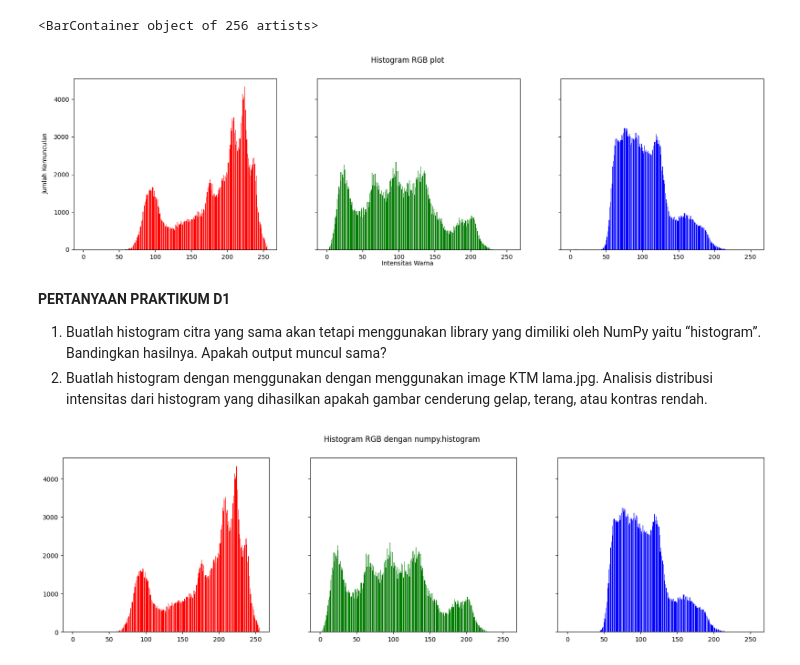
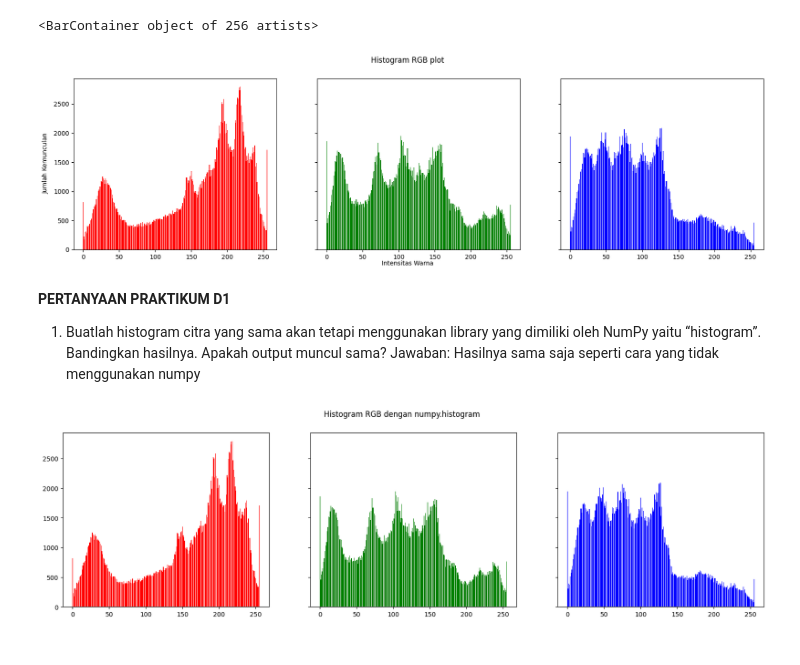
Before and after one commit to soulqan/PCVK_GANJIL_2025, a Jupyter notebook: WEEK5_28.ipynb, the cells around one changed output. Saved outputs shown, nothing was run; the diff lists cells and outputs as text; code cells hidden in the pictures.

```diff
--- a/WEEK5_28.ipynb
+++ b/WEEK5_28.ipynb
@@ -17,7 +18,7 @@ import os
 import glob
 # %%
 #membuat histogram image (manual)
-img = cv.imread('/content/drive/MyDrive/images/Lenna.png')
+img = cv.imread('/content/drive/MyDrive/images/lena.jpg')
 img = cv.cvtColor(img, cv.COLOR_BGR2RGB)
 
 height, width, depth = np.shape(img)
@@ -43,31 +44,29 @@ axs[1].bar(names, green, color='green')
 axs[2].bar(names, blue, color='blue')
 # %% [output]
 <BarContainer object of 256 artists>
-[figure, old version]
+[figure, new version]
 # %% [markdown]
 **PERTANYAAN PRAKTIKUM D1**
 1. Buatlah histogram citra yang sama akan tetapi menggunakan library yang dimiliki oleh
 NumPy yaitu “histogram”. Bandingkan hasilnya. Apakah output muncul sama?
-2. Buatlah histogram dengan menggunakan dengan menggunakan image KTM lama.jpg.
-Analisis distribusi intensitas dari histogram yang dihasilkan apakah gambar cenderung
-gelap, terang, atau kontras rendah.
+Jawaban: Hasilnya sama saja seperti cara yang tidak menggunakan numpy
 # %%
-img = cv.imread('/content/drive/MyDrive/images/Lenna.png')
+img = cv.imread('/content/drive/MyDrive/images/lena.jpg')
 img = cv.cvtColor(img, cv.COLOR_BGR2RGB)
 
 r, g, b = cv.split(img)
 
 hist_r, bins_r = np.histogram(r.flatten(), bins=256, range=[0,256])
 hist_g, bins_g = np.histogram(g.flatten(), bins=256, range=[0,256])
 hist_b, bins_b = np.histogram(b.flatten(), bins=256, range=[0,256])
 
 fig, axs = plt.subplots(1, 3, figsize=[20,5], sharex=True, sharey=True)
 fig.suptitle('Histogram RGB dengan numpy.histogram')
 
 axs[0].bar(range(256), hist_r, color='red')
 axs[1].bar(range(256), hist_g, color='green')
 axs[2].bar(range(256), hist_b, color='blue')
 
 plt.show()
 # %% [output]
-[figure, old version]
+[figure, new version]
```
Also changed, not shown: parts of 11 cells of this notebook.
